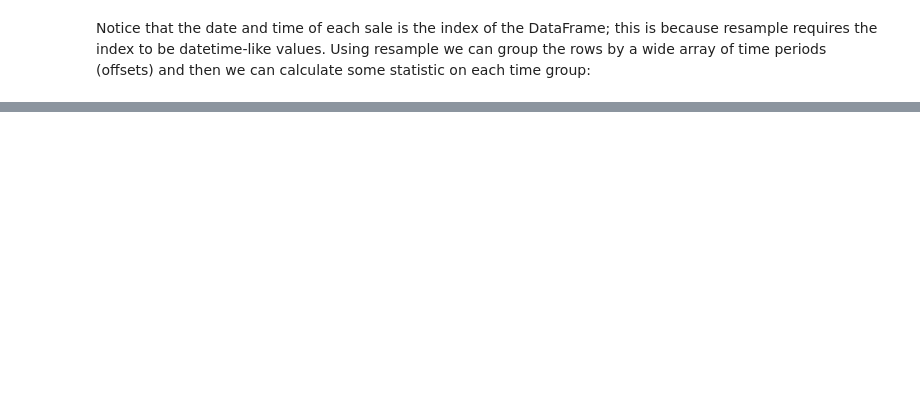
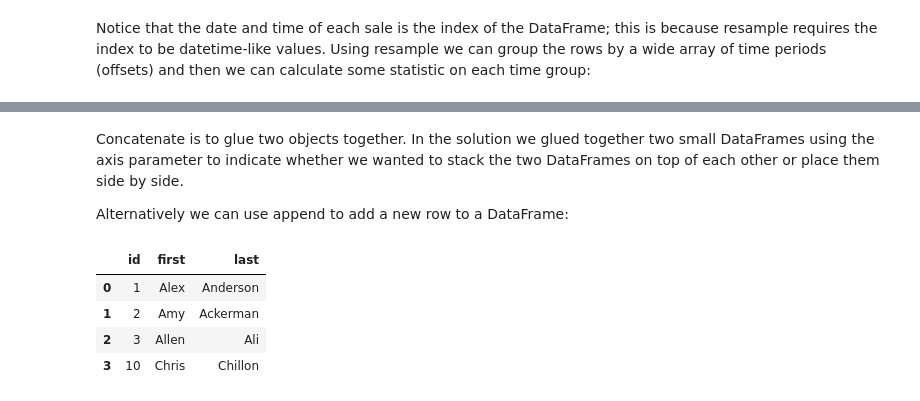
Before and after one commit to Bluelord/ML_Cookbook, a Jupyter notebook: Data_Wrangling.ipynb, the cells around one changed output, grey strips where cells are left out. Saved outputs shown, nothing was run; the diff lists cells and outputs as text; code cells hidden in the pictures; blank space fills up the shorter version.

```diff
--- a/Data_Wrangling.ipynb
+++ b/Data_Wrangling.ipynb
@@ -426,0 +492,15 @@ data.groupby('Purchased').apply(lambda x: x.count())
+# %% [markdown]
+Concatenate is to glue two objects together. In the solution we glued together two small DataFrames using the axis parameter to indicate whether we wanted to stack the two DataFrames on top of each other or place them side by side.
+
+Alternatively we can use append to add a new row to a DataFrame:
+# %%
+# Create row
+row = pd.Series([10, 'Chris', 'Chillon'], index=['id', 'first', 'last'])
+# Append row
+dataframe_a.append(row, ignore_index=True)
+# %% [output]
+|  | id | first | last |
+| 0 | 1 | Alex | Anderson |
+| 1 | 2 | Amy | Ackerman |
+| 2 | 3 | Allen | Ali |
+| 3 | 10 | Chris | Chillon |
```
Also changed, not shown: parts of 15 cells of this notebook.
